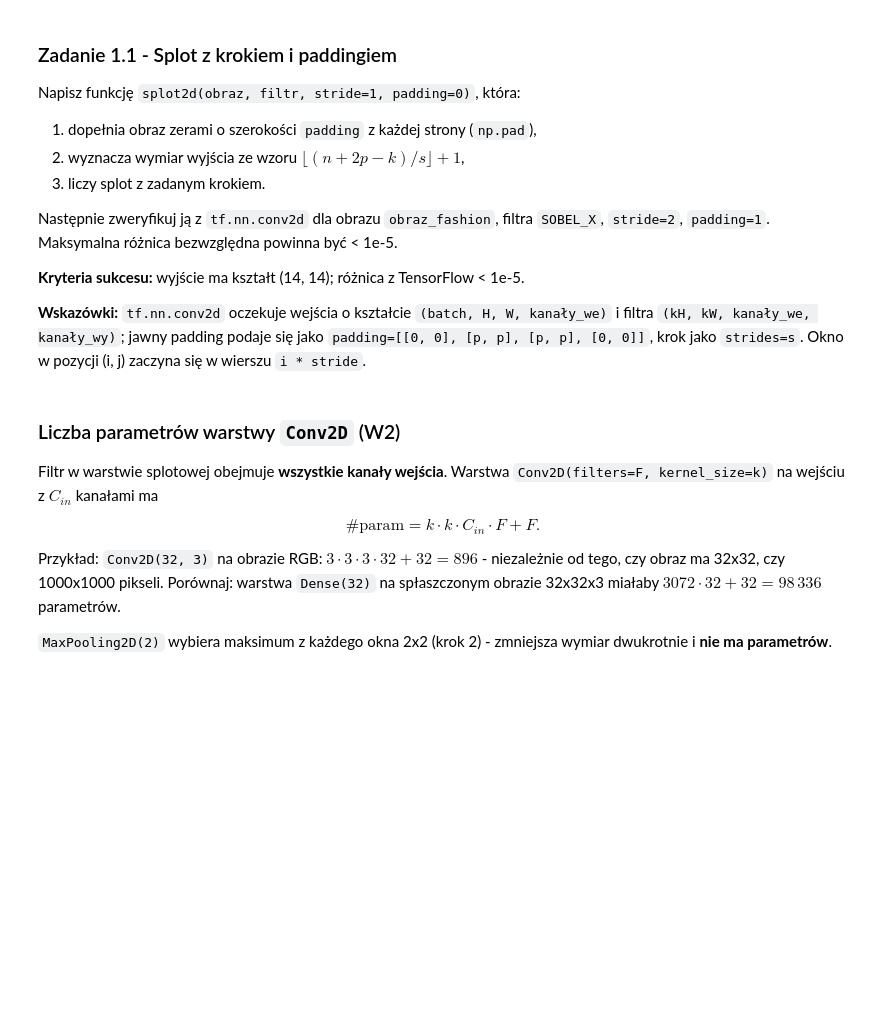
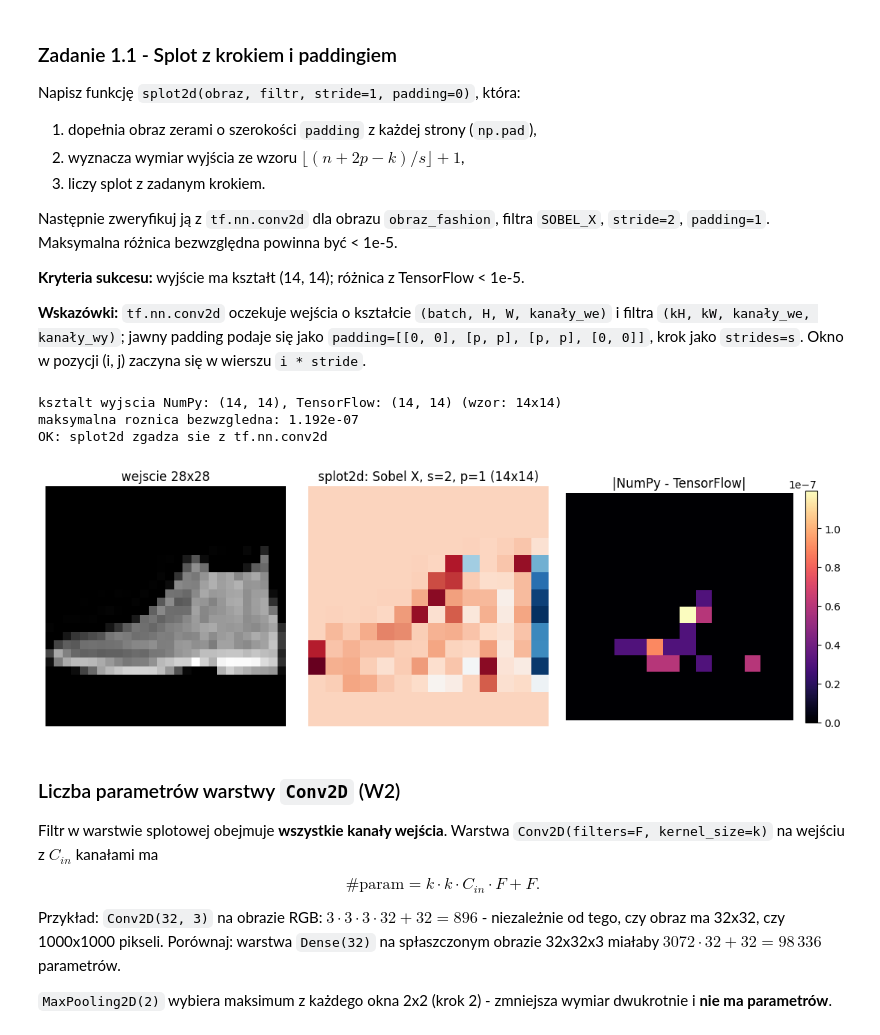
Before and after one commit to RJC2001/Uczenie-g-bokie-i-jego-zastosowania, a Jupyter notebook: 88274_LAB/Lab04_CNN_transfer_learning.ipynb, the cells around one changed output. Cells and saved outputs as stored; diff of their text form; code cells hidden in the pictures; blank space fills up the shorter version.

```diff
--- a/88274_LAB/Lab04_CNN_transfer_learning.ipynb
+++ b/88274_LAB/Lab04_CNN_transfer_learning.ipynb
@@ -196,7 +218,53 @@ Następnie zweryfikuj ją z `tf.nn.conv2d` dla obrazu `obraz_fashion`, filtra `S
 
 **Wskazówki:** `tf.nn.conv2d` oczekuje wejścia o kształcie `(batch, H, W, kanały_we)` i filtra `(kH, kW, kanały_we, kanały_wy)`; jawny padding podaje się jako `padding=[[0, 0], [p, p], [p, p], [0, 0]]`, krok jako `strides=s`. Okno w pozycji (i, j) zaczyna się w wierszu `i * stride`.
 # %%
-# TODO: uzupełnij - funkcja splot2d i weryfikacja z tf.nn.conv2d
+def splot2d(obraz, filtr, stride=1, padding=0):
+    # Splot (korelacja) z krokiem i zerowym paddingiem - bez wyrazu wolnego
+    if padding > 0:
+        obraz = np.pad(obraz, ((padding, padding), (padding, padding)), mode="constant")
+    k = filtr.shape[0]
+    h_out = (obraz.shape[0] - k) // stride + 1      # floor((n + 2p - k) / s) + 1
+    w_out = (obraz.shape[1] - k) // stride + 1
+    wyjscie = np.zeros((h_out, w_out), dtype="float32")
+    for i in range(h_out):
+        for j in range(w_out):
+            okno = obraz[i * stride:i * stride + k, j * stride:j * stride + k]
+            wyjscie[i, j] = np.sum(okno * filtr)
+    return wyjscie
+
+
+# Weryfikacja z tf.nn.conv2d: obraz_fashion, Sobel X, stride = 2, padding = 1
+STRIDE, PADDING = 2, 1
+y_numpy = splot2d(obraz_fashion, SOBEL_X, stride=STRIDE, padding=PADDING)
+
+# tf.nn.conv2d oczekuje (batch, H, W, C) oraz filtra (kH, kW, C_in, C_out)
+y_tensorflow = tf.nn.conv2d(
+    obraz_fashion[None, :, :, None],
+    SOBEL_X[:, :, None, None],
+    strides=[1, STRIDE, STRIDE, 1],
+    padding=[[0, 0], [PADDING, PADDING], [PADDING, PADDING], [0, 0]],
+).numpy()[0, :, :, 0]
+
+n_out = (obraz_fashion.shape[0] + 2 * PADDING - SOBEL_X.shape[0]) // STRIDE + 1
+roznica = float(np.abs(y_numpy - y_tensorflow).max())
+print(f"ksztalt wyjscia NumPy: {y_numpy.shape}, TensorFlow: {y_tensorflow.shape} (wzor: {n_out}x{n_out})")
+print(f"maksymalna roznica bezwzgledna: {roznica:.3e}")
+assert y_numpy.shape == (14, 14) == y_tensorflow.shape, "zly ksztalt wyjscia"
+assert roznica < 1e-5, "zgodnosc z tf.nn.conv2d nie zostala spelniona"
+print("OK: splot2d zgadza sie z tf.nn.conv2d")
+
+fig, ax = plt.subplots(1, 3, figsize=(11, 3.6))
+ax[0].imshow(obraz_fashion, cmap="gray"); ax[0].set_title("wejscie 28x28"); ax[0].axis("off")
+ax[1].imshow(y_numpy, cmap="RdBu_r"); ax[1].set_title("splot2d: Sobel X, s=2, p=1 (14x14)"); ax[1].axis("off")
+h = ax[2].imshow(np.abs(y_numpy - y_tensorflow), cmap="magma")
+ax[2].set_title("|NumPy - TensorFlow|"); ax[2].axis("off")
+plt.colorbar(h, ax=ax[2], fraction=0.046)
+plt.tight_layout(); plt.show()
+# %% [output]
+ksztalt wyjscia NumPy: (14, 14), TensorFlow: (14, 14) (wzor: 14x14)
+maksymalna roznica bezwzgledna: 1.192e-07
+OK: splot2d zgadza sie z tf.nn.conv2d
+[figure, added]
 # %% [markdown]
 ### Liczba parametrów warstwy `Conv2D` (W2)
 
```
Also changed, not shown: parts of 25 cells of this notebook, 12 other files.
